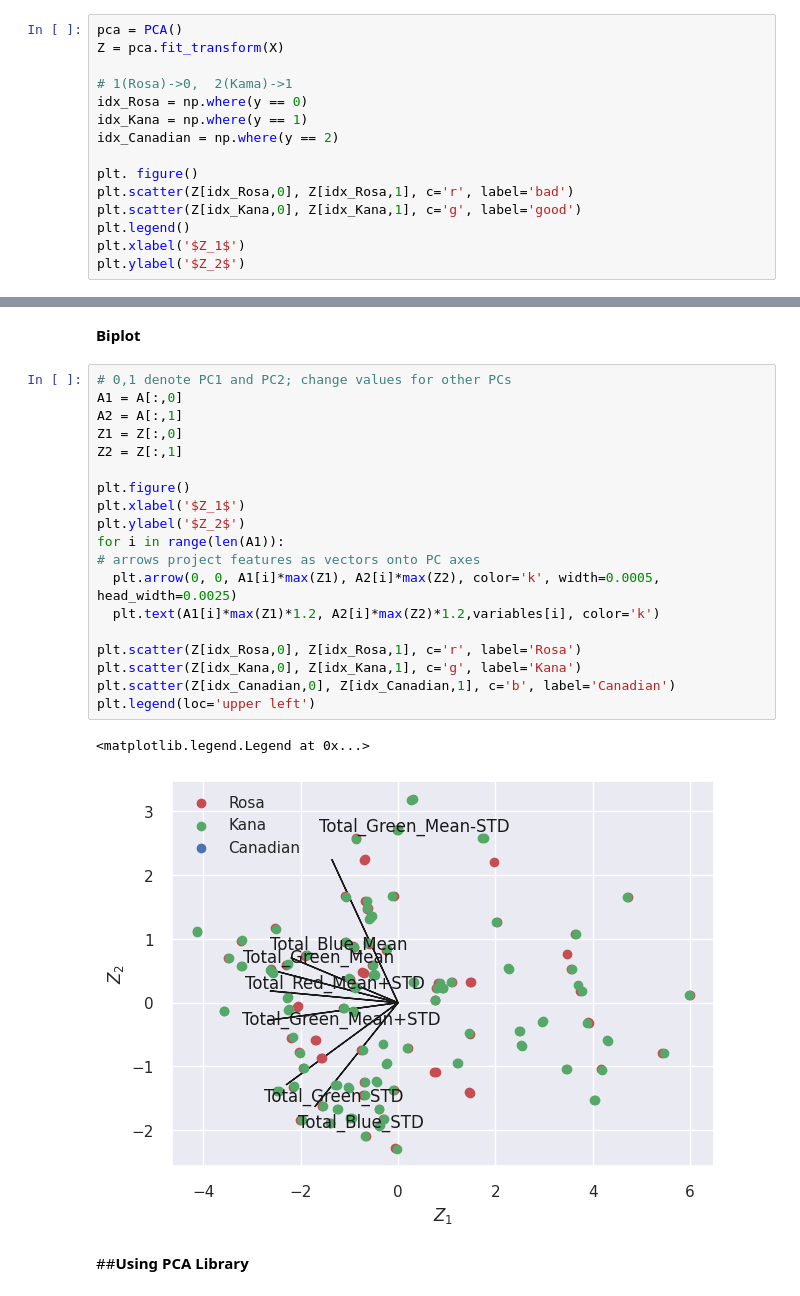
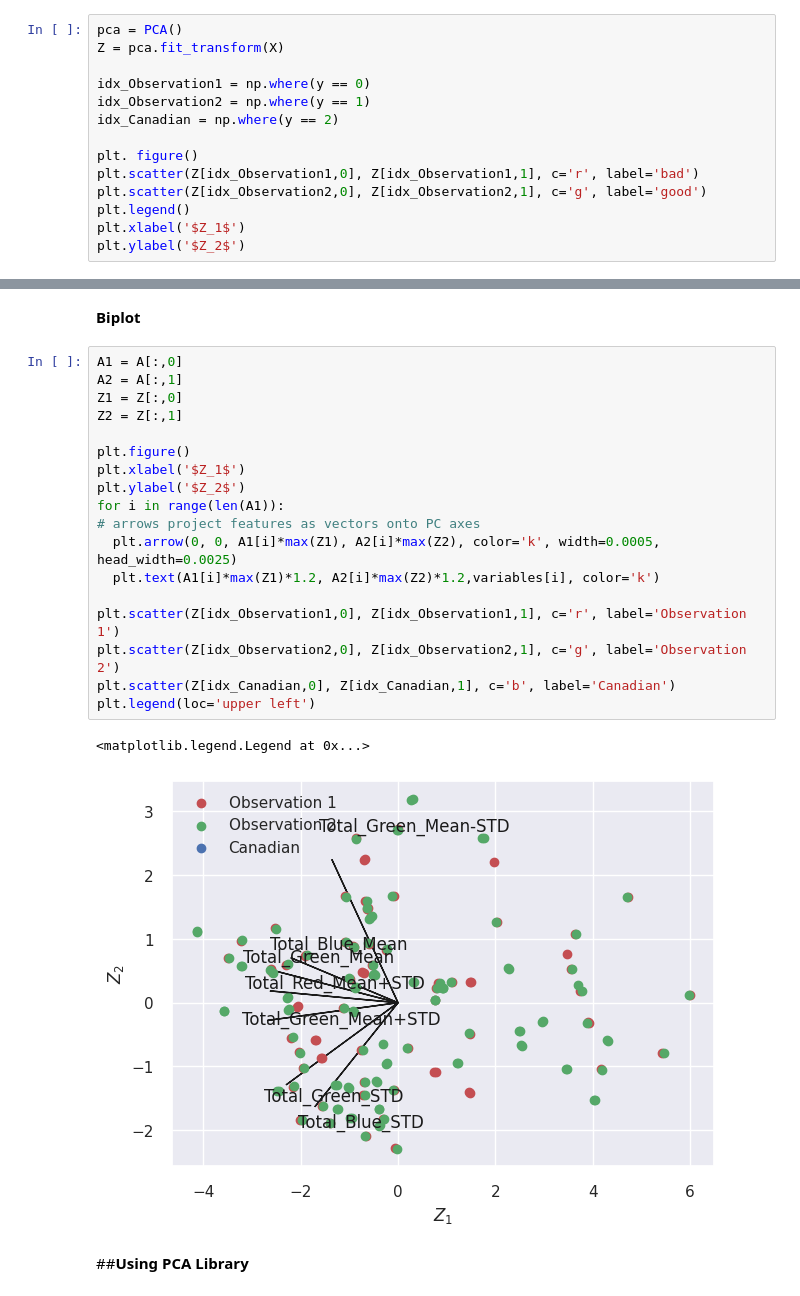
Before and after one commit to kermanimohammad/Project6220_Advanced-Statistical-Approaches-to-Quality, a Jupyter notebook: Mohammad_Mehdi_Kermani_Project_6220.ipynb, the cells around one changed output, grey strips where cells are left out. Saved outputs shown, nothing was run; the diff lists cells and outputs as text.

```diff
--- a/Mohammad_Mehdi_Kermani_Project_6220.ipynb
+++ b/Mohammad_Mehdi_Kermani_Project_6220.ipynb
@@ -219,14 +231,13 @@ Principal Component Analysis (PCA) is a popular method in data analysis and mach
 pca = PCA()
 Z = pca.fit_transform(X)
 
-# 1(Rosa)->0,  2(Kama)->1
-idx_Rosa = np.where(y == 0)
-idx_Kana = np.where(y == 1)
+idx_Observation1 = np.where(y == 0)
+idx_Observation2 = np.where(y == 1)
 idx_Canadian = np.where(y == 2)
 
 plt. figure()
-plt.scatter(Z[idx_Rosa,0], Z[idx_Rosa,1], c='r', label='bad')
-plt.scatter(Z[idx_Kana,0], Z[idx_Kana,1], c='g', label='good')
+plt.scatter(Z[idx_Observation1,0], Z[idx_Observation1,1], c='r', label='bad')
+plt.scatter(Z[idx_Observation2,0], Z[idx_Observation2,1], c='g', label='good')
 plt.legend()
 plt.xlabel('$Z_1$')
 plt.ylabel('$Z_2$')
@@ -304,27 +314,26 @@ Text(0, 0.5, 'Cumulative explained variance')
 # %% [markdown]
 **Biplot**
 # %%
-# 0,1 denote PC1 and PC2; change values for other PCs
 A1 = A[:,0]
 A2 = A[:,1]
 Z1 = Z[:,0]
 Z2 = Z[:,1]
 
 plt.figure()
 plt.xlabel('$Z_1$')
 plt.ylabel('$Z_2$')
 for i in range(len(A1)):
 # arrows project features as vectors onto PC axes
   plt.arrow(0, 0, A1[i]*max(Z1), A2[i]*max(Z2), color='k', width=0.0005, head_width=0.0025)
   plt.text(A1[i]*max(Z1)*1.2, A2[i]*max(Z2)*1.2,variables[i], color='k')
 
-plt.scatter(Z[idx_Rosa,0], Z[idx_Rosa,1], c='r', label='Rosa')
-plt.scatter(Z[idx_Kana,0], Z[idx_Kana,1], c='g', label='Kana')
+plt.scatter(Z[idx_Observation1,0], Z[idx_Observation1,1], c='r', label='Observation 1')
+plt.scatter(Z[idx_Observation2,0], Z[idx_Observation2,1], c='g', label='Observation 2')
 plt.scatter(Z[idx_Canadian,0], Z[idx_Canadian,1], c='b', label='Canadian')
 plt.legend(loc='upper left')
 # %% [output]
 <matplotlib.legend.Legend at 0x...>
-[figure, old version]
+[figure, new version]
 # %% [markdown]
 ##**Using PCA Library**
 # %%
```
Also changed, not shown: parts of 53 cells of this notebook.
